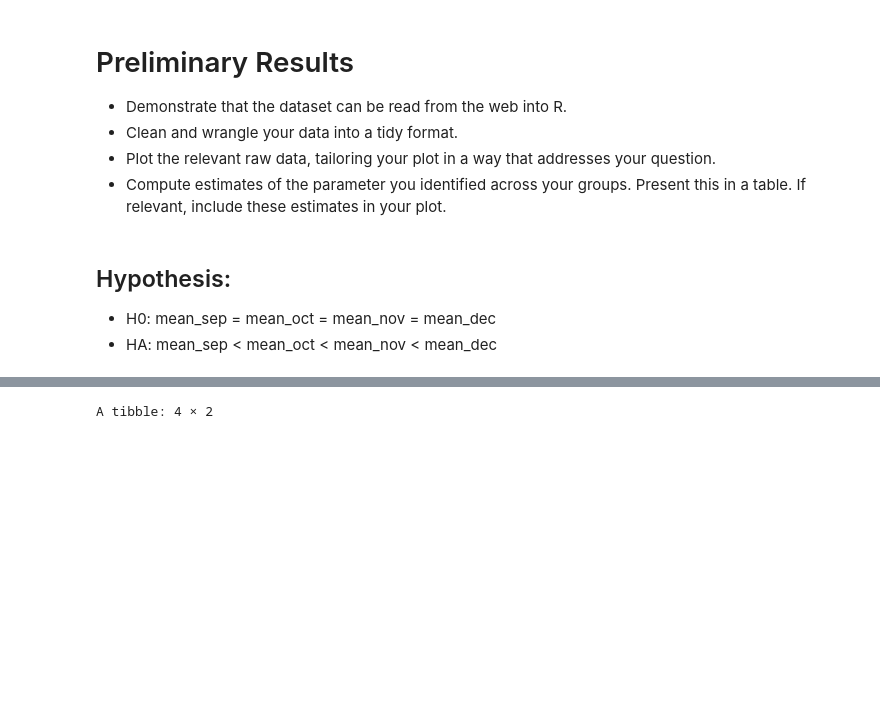
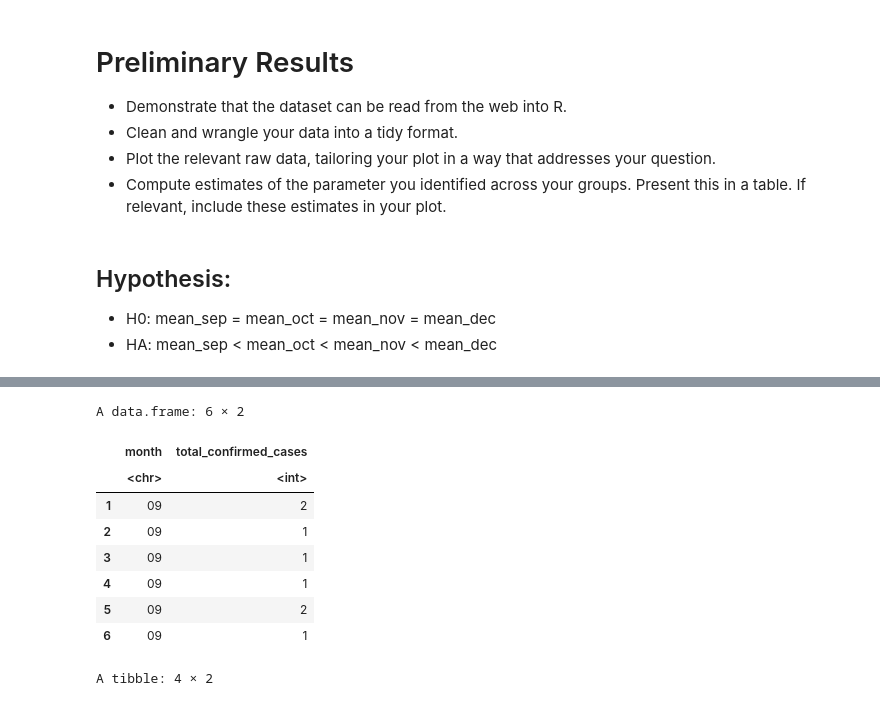
Before and after one commit to Thespee/STAT201, a Jupyter notebook: stat201.ipynb, the cells around one changed output, grey strips where cells are left out. Cells and saved outputs as stored; diff of their text form; code cells hidden in the pictures; blank space fills up the shorter version.

```diff
--- a/stat201.ipynb
+++ b/stat201.ipynb
@@ -73,9 +51,19 @@ The following object is masked from ‘package:tidyr’:
 # %%
 case_data <- data %>%
     mutate(date = as.Date(collected_date, format = "%Y-%m-%d")) %>%
     mutate(month = format(date, "%m")) %>%
     select(month,total_confirmed_cases)
-#head(case_data)
+head(case_data)
+# %% [output]
+A data.frame: 6 × 2
+|  | month | total_confirmed_cases |
+|  | <chr> | <int> |
+| 1 | 09 | 2 |
+| 2 | 09 | 1 |
+| 3 | 09 | 1 |
+| 4 | 09 | 1 |
+| 5 | 09 | 2 |
+| 6 | 09 | 1 |
 # %%
 #unique(data$municipality)
 
```
Also changed, not shown: parts of 3 cells of this notebook.
